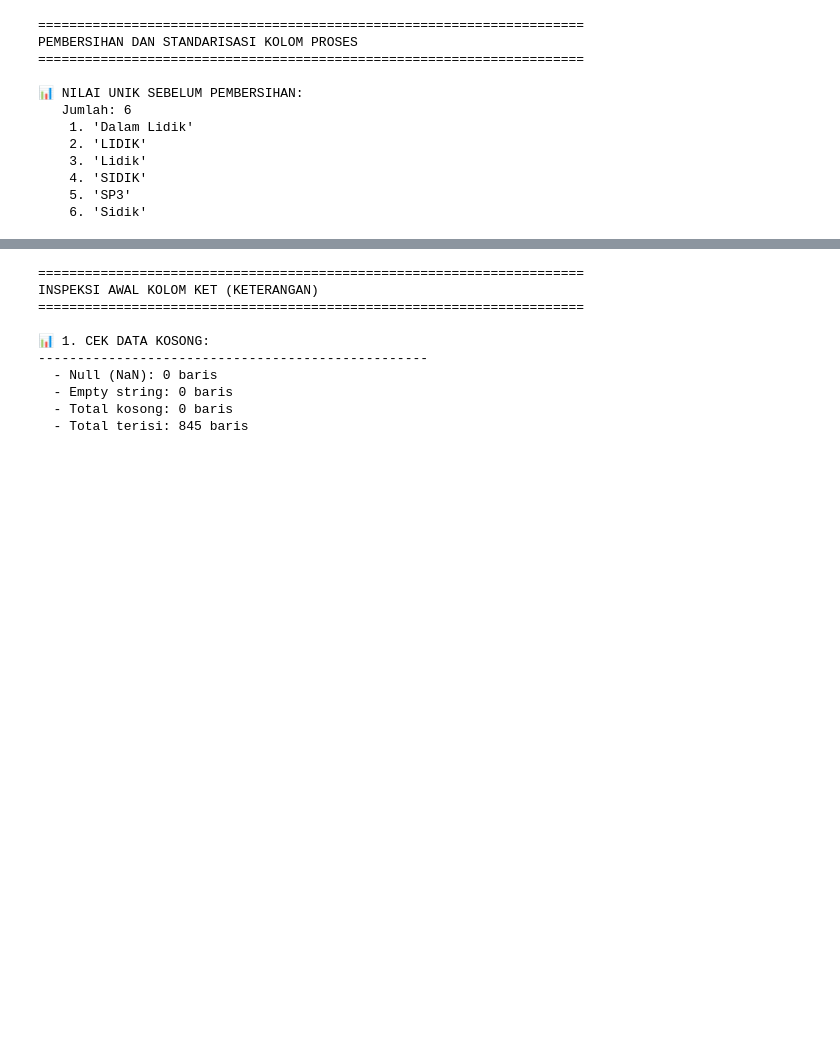
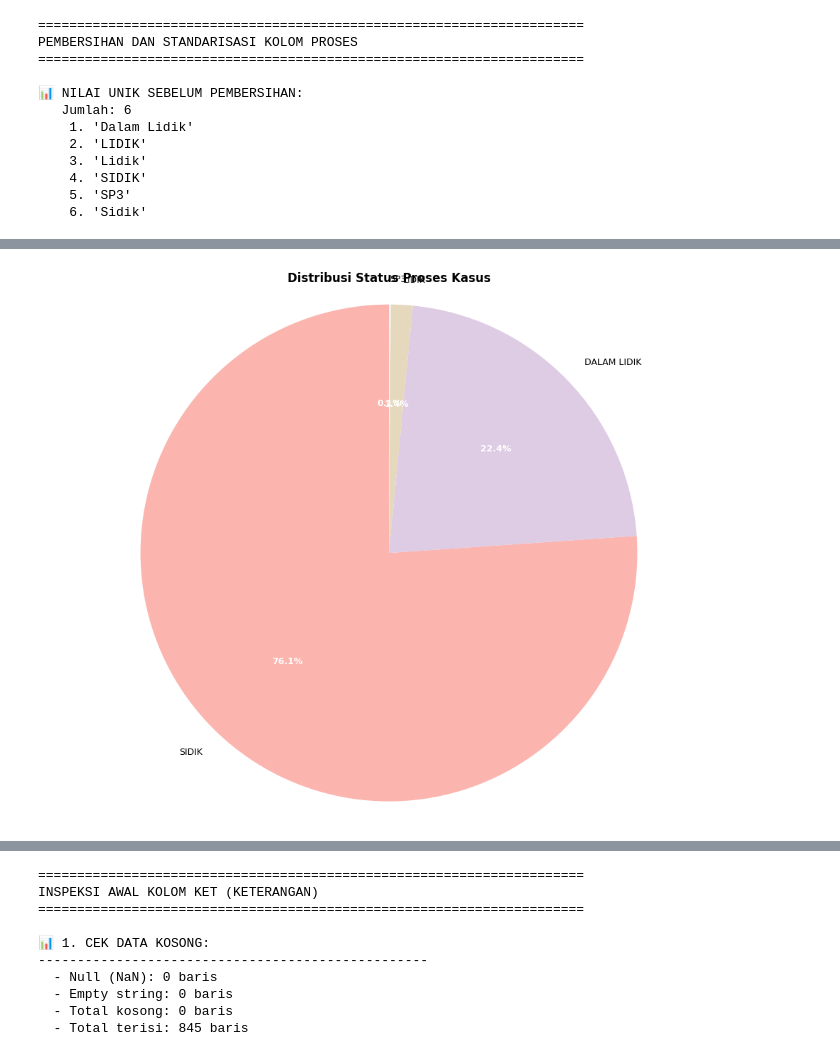
Before and after one commit to Arfandiii/Criminal_Case_Classification, a Jupyter notebook: 03_data_preparation/data_preparation.ipynb, the cells around one changed output, grey strips where cells are left out. Saved outputs shown, nothing was run; the diff lists cells and outputs as text; code cells hidden in the pictures; blank space fills up the shorter version.

```diff
--- a/03_data_preparation/data_preparation.ipynb
+++ b/03_data_preparation/data_preparation.ipynb
@@ -1023,0 +1148,22 @@ PEMBERSIHAN DAN STANDARISASI KOLOM PROSES
+# %%
+
+# 2. Pie Chart
+plt.figure(figsize=(10, 8))
+colors = plt.cm.Pastel1(np.linspace(0, 1, len(proses_counts)))
+wedges, texts, autotexts = plt.pie(proses_counts.values,
+                                     labels=proses_counts.index,
+                                     autopct='%1.1f%%',
+                                     colors=colors,
+                                     startangle=90,
+                                     textprops={'fontsize': 9})
+
+for autotext in autotexts:
+    autotext.set_color('white')
+    autotext.set_fontweight('bold')
+
+plt.title('Distribusi Status Proses Kasus', fontsize=12, fontweight='bold')
+plt.axis('equal')
+plt.tight_layout()
+plt.show()
+# %% [output]
+[figure, added]
```
Also changed, not shown: parts of 41 cells of this notebook, 11 other files.
